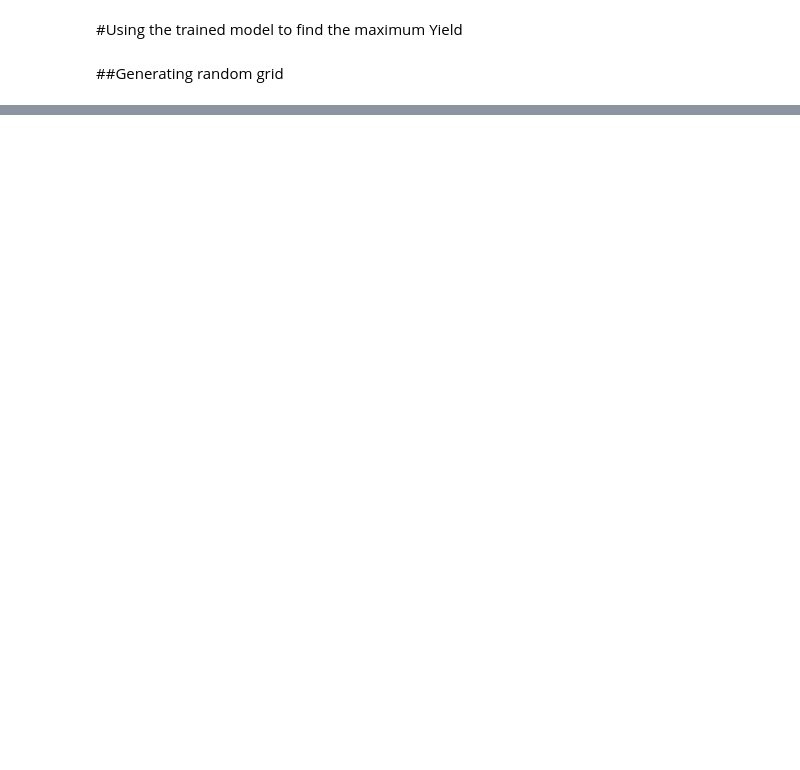
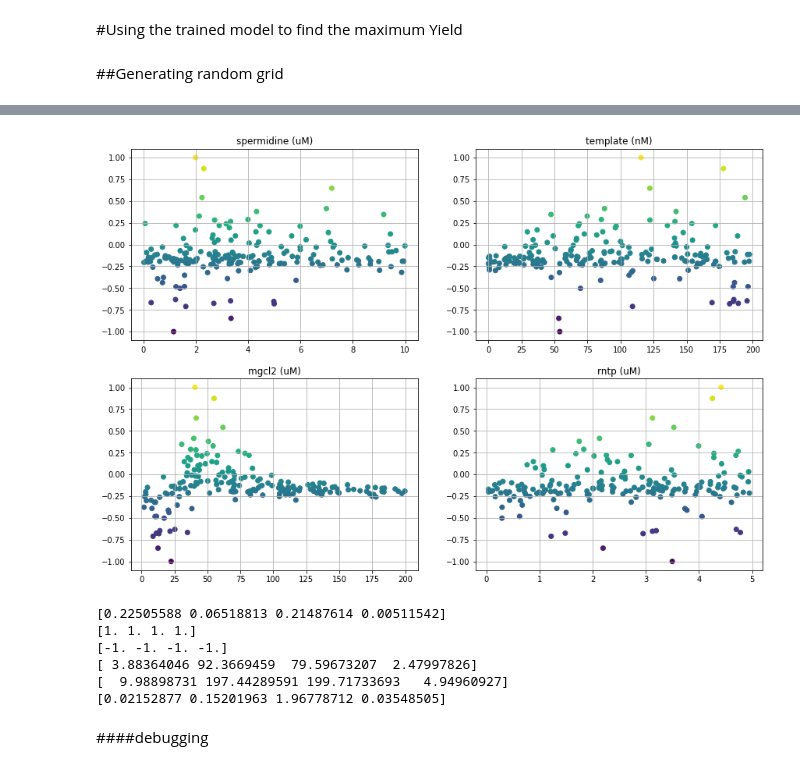
Before and after one commit to zmohaveri/IVT-ActiveLearning, a Jupyter notebook: IVT_dispendix_analysis_latest.ipynb, the cells around one changed output, grey strips where cells are left out. Drawn from its saved outputs; the diff is of its cells as text; code cells hidden in the pictures; blank space fills up the shorter version.

```diff
--- a/IVT_dispendix_analysis_latest.ipynb
+++ b/IVT_dispendix_analysis_latest.ipynb
@@ -127,3 +198,14 @@ dataset_y = dataset_df['intercepts'].to_numpy()
 dataset_y.shape
 # %% [output]
 (192,)
+# %%
+x = np.copy(dataset_x) #will be normalized
+y = np.copy(dataset_y)
+
+#normalizing the dataset
+normalization_factors = []
+for i in range(x.shape[1]):
+  max = np.max(x[:,i])
+  min = np.min(x[:,i])
+  x[:,i] = normalize(x[:,i],max,min)
+  normalization_factors.append((max,min))
@@ -165,6 +404,17 @@ print(x_train.shape,x_test.shape,y_train.shape,y_test.shape)
 # %%
-layer_sizes = [10,6,4,1]
-activations = ['sigmoid','relu','relu','relu']
-opt = Adam(learning_rate=0.002)
+"""
+layer_sizes = [4,10,6,4,1]
+activations = ['sigmoid','relu','relu','relu','relu']
+opt = Adam(learning_rate=0.0005)
 model = train_model(x_train,y_train,x_test,y_test,batch_size=10,input_size=4,layer_sizes=layer_sizes,activations=activations,optimizer=opt,epochs=500)
+
+activations = ['sigmoid','relu','LeakyReLU']
+
+for i in range(100):
+  n_layer = random.randint(2,8)
+  activations=['sigmoid']
+  for layer in range(n_layer):
+    size = random.randint(2,15)
+    if i!=0: activations.append()
+"""
 # %% [output]
@@ -237,0 +522,27 @@ avg:
+# %%
+for i in range(4):
+  plt.subplot(221+i)
+  plt.scatter(dataset_x[:,i],dataset_y,c=dataset_y)
+  plt.title(f'{scanning_labels[i]} ({scanning_labels_units[i]})')
+  plt.grid(True,which='both')
+  plt.subplots_adjust(top = 2, right=2)
+plt.show()
+# %% [output]
+[figure, added]
+# %%
+print(np.average(x,axis=0))
+print(np.max(x,axis=0))
+print(np.min(x,axis=0))
+
+print(np.average(dataset_x,axis=0))
+print(np.max(dataset_x,axis=0))
+print(np.min(dataset_x,axis=0))
+# %% [output]
+[0.22505588 0.06518813 0.21487614 0.00511542]
+[1. 1. 1. 1.]
+[-1. -1. -1. -1.]
+[ 3.88364046 92.3669459  79.59673207  2.47997826]
+[  9.98898731 197.44289591 199.71733693   4.94960927]
+[0.02152877 0.15201963 1.96778712 0.03548505]
+# %% [markdown]
+####debugging
```
Also changed, not shown: parts of 41 cells of this notebook.
